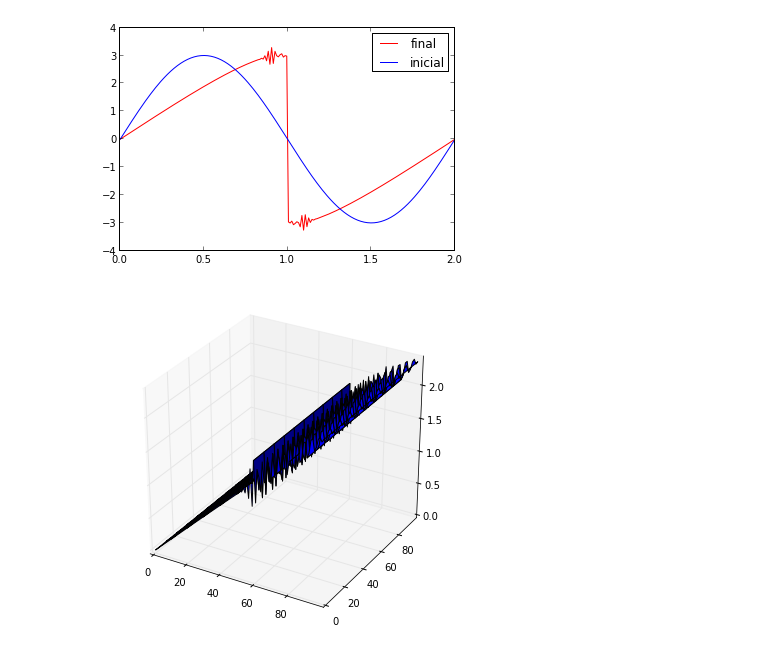
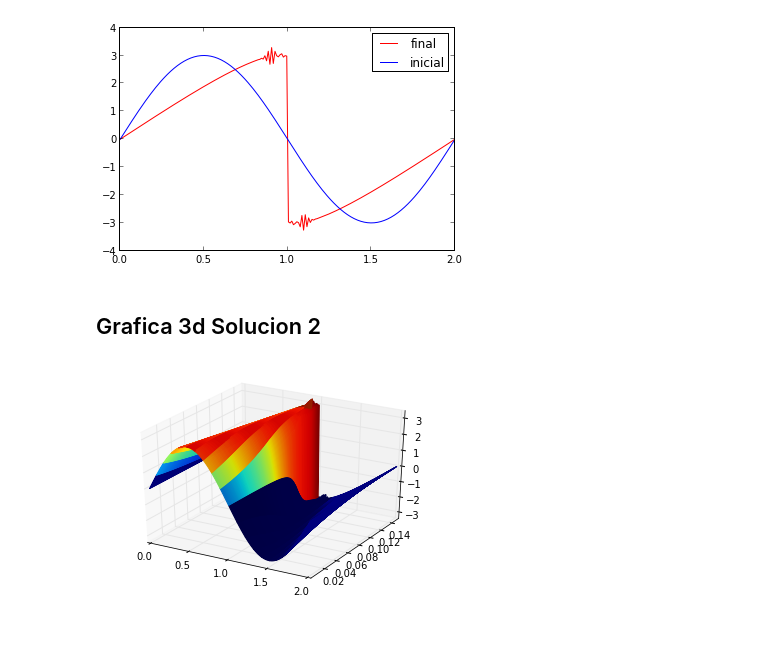
Before and after one commit to nana0220/Tarea-7, a Jupyter notebook: New burg_eq.ipynb, the cells around one changed output. Drawn from its saved outputs; the diff is of its cells as text; code cells hidden in the pictures.

```diff
--- a/New burg_eq.ipynb
+++ b/New burg_eq.ipynb
@@ -112,6 +132,7 @@ for j in range(iteraciones):
 
         u_initial[i]=u_past[i]-(beta*0.25)*( u_past[i+1]**2  -  u_past[i-1]**2 ) + ((beta**2)*0.25)*( u_past[i+1]  -  u_past[i] )*( u_past[i+1]**2  -  u_past[i]**2 )
 
+    u_matriz[:,j]=u_initial
 
 
 u_future=u_initial.copy()
@@ -129,11 +148,12 @@ from mpl_toolkits.mplot3d.axes3d import Axes3D
-# %%
-fig = plt.figure(figsize=(14,6))
-
-ax = fig.add_subplot(1,2,1,projection='3d')
-
-X,Y = meshgrid(range(100), range(100))
-Z = u_future[X]
-
-p = ax.plot_surface(X, Y, Z)
-# %% [output]
-[figure, removed]
+# %% [markdown]
+## Grafica 3d Solucion 2
+# %%
+#Grafica 3d
+u_matriz=np.transpose(u_matriz)
+N=u_matriz/u_matriz.max()
+fig = plt.figure()
+ax = fig.gca(projection='3d')
+X,Y=np.meshgrid(space,tiempo)
+surf=ax.plot_surface(X,Y,u_matriz,facecolors=cm.jet(N),)
+# %% [output]
+[figure, added]
```
Also changed, not shown: parts of 7 cells of this notebook.
